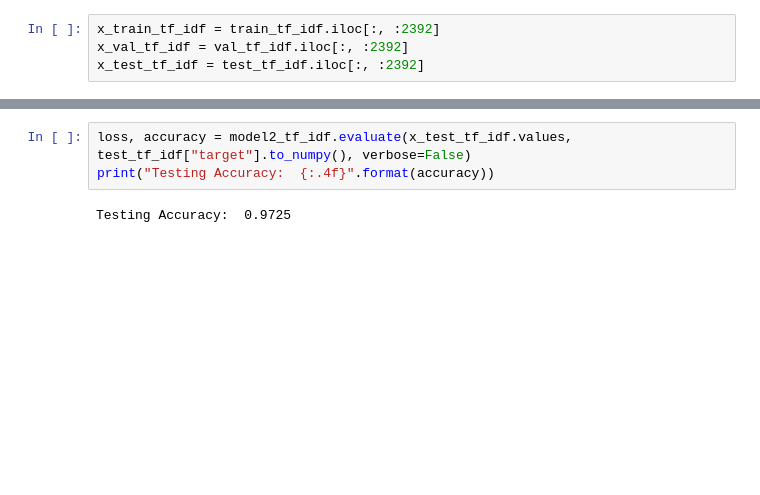
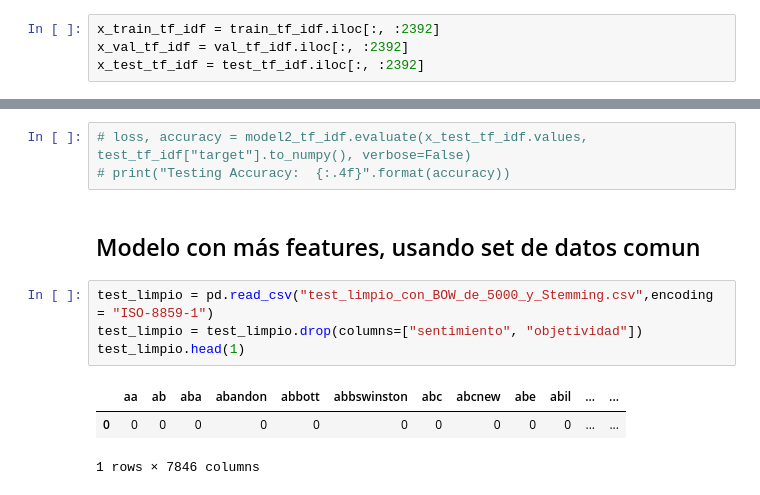
Before and after one commit to andi-carretero/TP2_Datos, a Jupyter notebook: MultipleImprovingNNModels.ipynb, the cells around one changed output, grey strips where cells are left out. Cells and saved outputs as stored; diff of their text form; blank space fills up the shorter version.

```diff
--- a/MultipleImprovingNNModels.ipynb
+++ b/MultipleImprovingNNModels.ipynb
@@ -502,6 +489,14 @@ Epoch 1/3
 KeyboardInterrupt:
 # %%
-loss, accuracy = model2_tf_idf.evaluate(x_test_tf_idf.values, test_tf_idf["target"].to_numpy(), verbose=False)
-print("Testing Accuracy:  {:.4f}".format(accuracy))
+# loss, accuracy = model2_tf_idf.evaluate(x_test_tf_idf.values, test_tf_idf["target"].to_numpy(), verbose=False)
+# print("Testing Accuracy:  {:.4f}".format(accuracy))
-# %% [output]
-Testing Accuracy:  0.9725
+# %% [markdown]
+## Modelo con más features, usando set de datos comun
+# %%
+test_limpio = pd.read_csv("test_limpio_con_BOW_de_5000_y_Stemming.csv",encoding = "ISO-8859-1")
+test_limpio = test_limpio.drop(columns=["sentimiento", "objetividad"])
+test_limpio.head(1)
+# %% [output]
+|  | aa | ab | aba | abandon | abbott | abbswinston | abc | abcnew | abe | abil | ... | ... |
+| 0 | 0 | 0 | 0 | 0 | 0 | 0 | 0 | 0 | 0 | 0 | ... | ... |
+1 rows × 7846 columns
```
Also changed, not shown: parts of 30 cells of this notebook, 1 other file.
